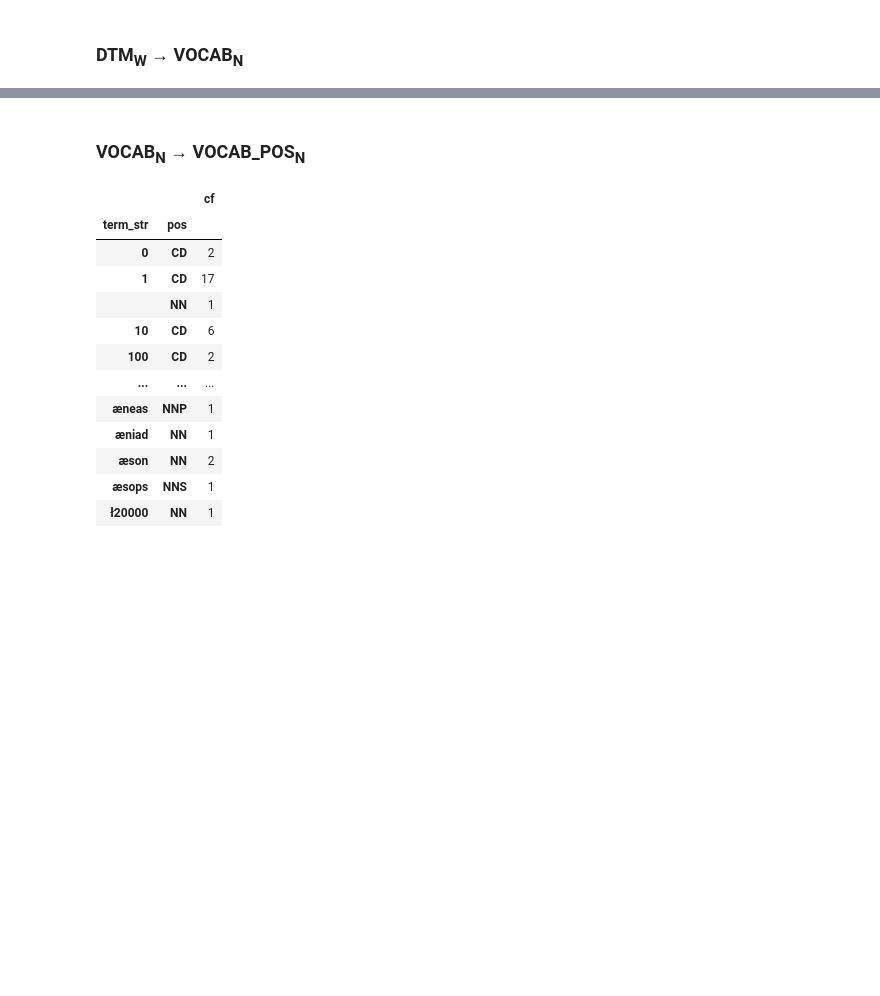
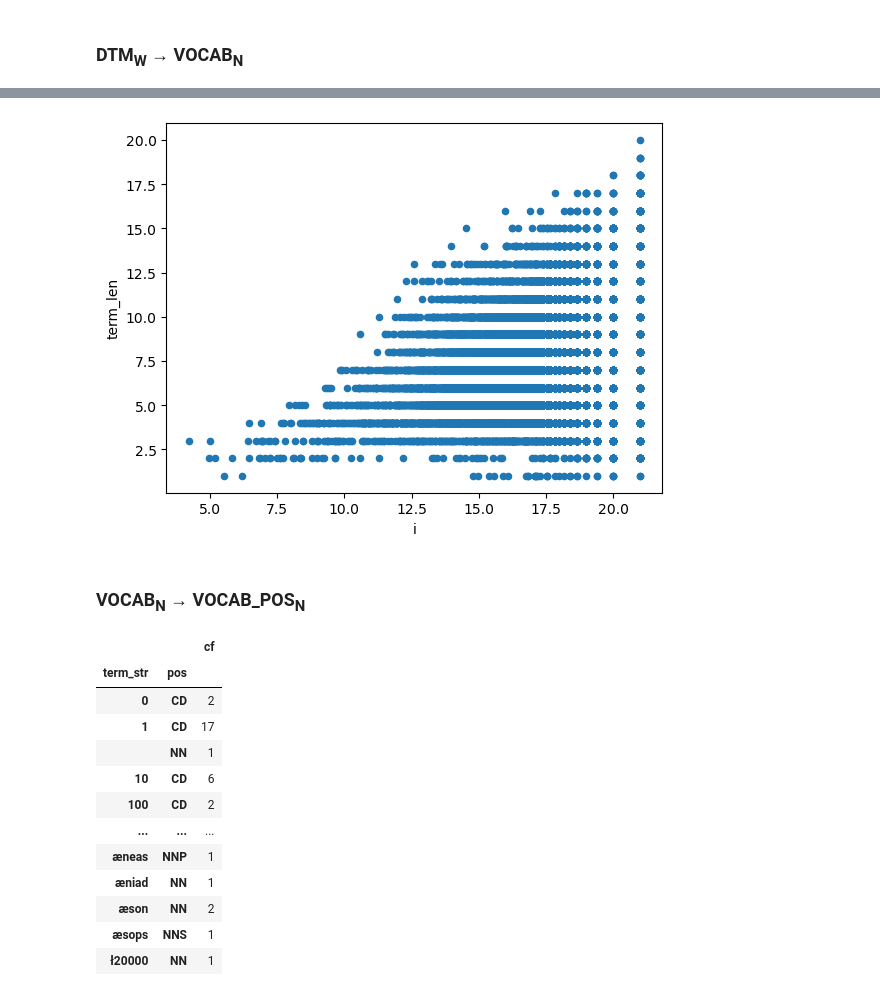
Before and after one commit to ontoligent/DS5100-book, a Jupyter notebook: notebooks/M99_Extra/Narrow-and-Wide.ipynb, the cells around one changed output, grey strips where cells are left out. Drawn from its saved outputs; the diff is of its cells as text; code cells hidden in the pictures; blank space fills up the shorter version.

```diff
--- a/notebooks/M99_Extra/Narrow-and-Wide.ipynb
+++ b/notebooks/M99_Extra/Narrow-and-Wide.ipynb
@@ -172,10 +168,10 @@ DTM.T.sum().to_frame('tf')
 # %% [markdown]
 ### DTM<sub>W</sub> &rarr; VOCAB<sub>N</sub>
 # %%
-# VOCAB = DTM[[col for col in DTM.columns if 'e' not in col]].sum().to_frame('cf')
 VOCAB = DTM.sum().to_frame('cf')
 VOCAB['p'] = VOCAB.cf / VOCAB.cf.sum()
 VOCAB['i'] = np.log2(1/VOCAB.p)
+VOCAB['term_len'] = VOCAB.index.str.len()
 # %%
 VOCAB.sample(10)
 # %% [output]
@@ -194,3 +190,7 @@ VOCAB.sample(10)
+# %%
+VOCAB.plot.scatter('i', 'term_len');
+# %% [output]
+[figure, added]
 # %% [markdown]
 ### VOCAB<sub>N</sub> &rarr; VOCAB_POS<sub>N</sub>
 # %%
```
Also changed, not shown: parts of 21 cells of this notebook, 6 other files.
